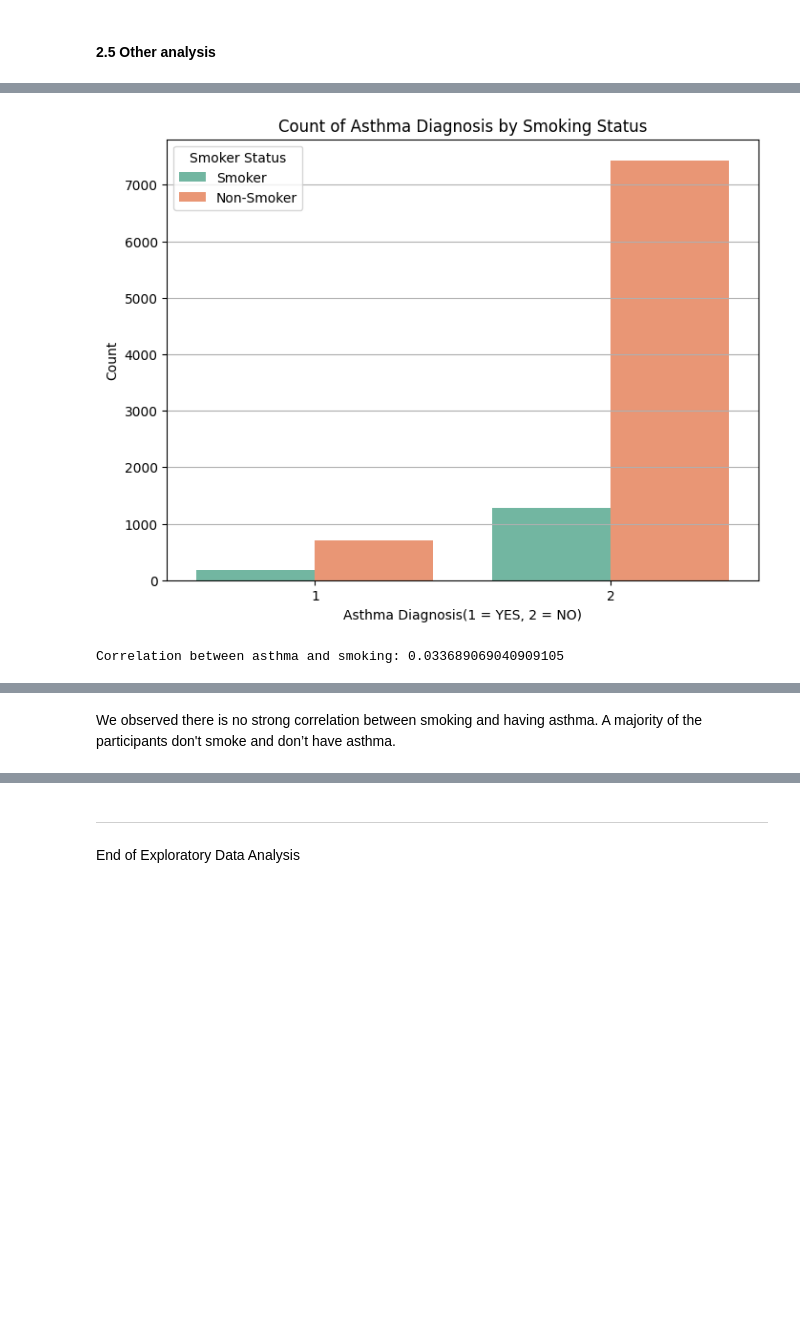
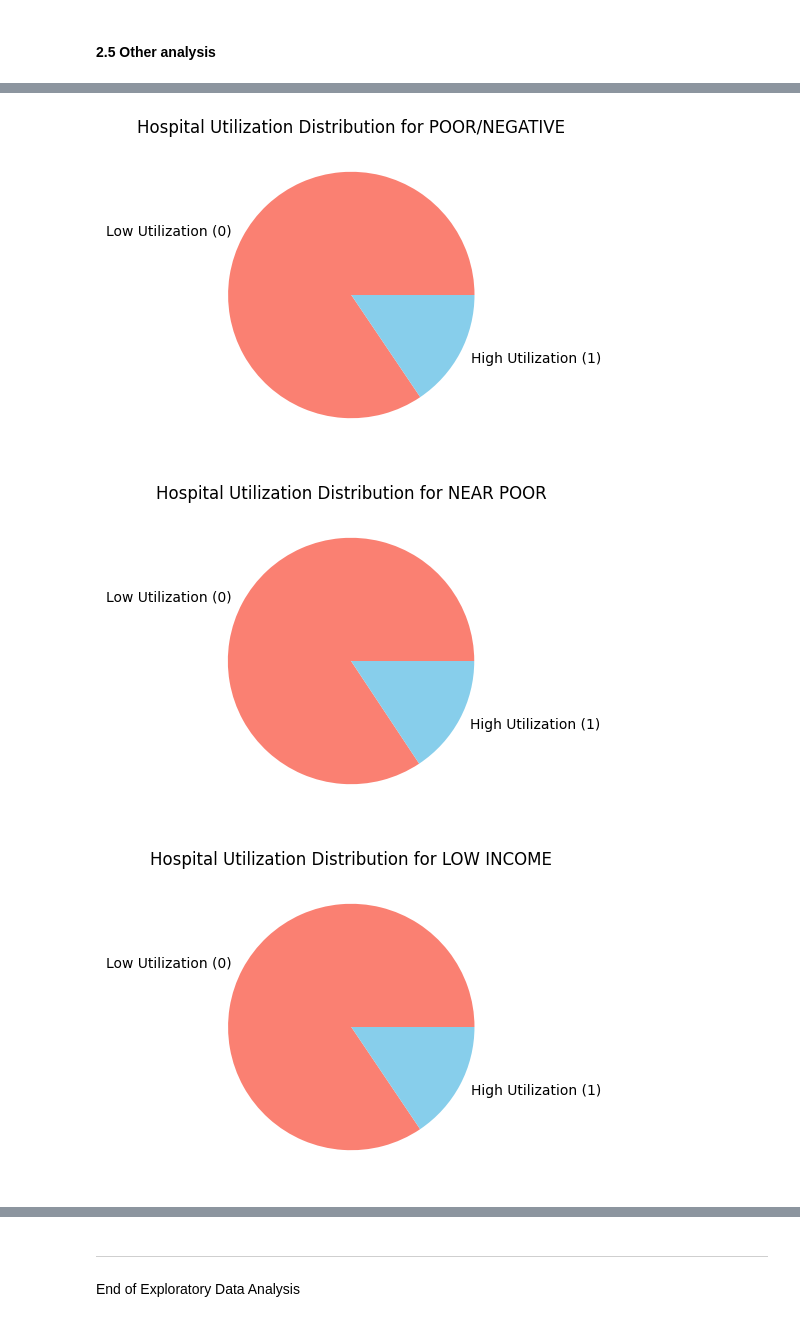
Before and after one commit to Cao1224/replication-project-AIF360, a Jupyter notebook: replication_project.ipynb, the cells around one changed output, grey strips where cells are left out. Cells and saved outputs as stored; diff of their text form; code cells hidden in the pictures; blank space fills up the shorter version.

```diff
--- a/replication_project.ipynb
+++ b/replication_project.ipynb
@@ -655,17 +687,22 @@ We observed that the Poverty Levels of 4 and 5 which indicate that they are well
 # %%
-plt.figure(figsize=(8, 6))
-sns.countplot(data=df_panel_19_reduced[df_panel_19_reduced['ADSMOK42'] > 0], x='ASTHDX', hue='ADSMOK42', palette='Set2')
-plt.title('Count of Asthma Diagnosis by Smoking Status')
-plt.xlabel('Asthma Diagnosis(1 = YES, 2 = NO)')
-plt.ylabel('Count')
-plt.legend(title='Smoker Status', labels=['Smoker', 'Non-Smoker'])
-plt.grid(axis='y')
-plt.show()
+counts = df_panel_19_reduced.groupby(['POVCAT', 'UTILIZATION']).size().unstack(fill_value=0)
 
-df_filtered = df_panel_19_onehot[['ASTHDX_1', 'ADSMOK42_1']]
-correlation = df_filtered.corr()['ASTHDX_1']['ADSMOK42_1']
+poverty_map = {
+    1: 'POOR/NEGATIVE',
+    2: 'NEAR POOR',
+    3: 'LOW INCOME',
+    4: 'MIDDLE INCOME',
+    5: 'HIGH INCOME'
+}
 
-print("Correlation between asthma and smoking:", correlation)
+for poverty in counts.index:
+    plt.figure(figsize=(4, 4))
+    plt.pie(counts.loc[poverty],
+            labels=['Low Utilization (0)', 'High Utilization (1)'],
+            colors=['salmon', 'skyblue'])
+    plt.title(f'Hospital Utilization Distribution for {poverty_map[poverty]}')
+    plt.show()
 # %% [output]
-[figure, old version]
+[figure, new version]
-Correlation between asthma and smoking: 0.033689069040909105
+[figure, added]
+[figure, added]
@@ -672,2 +710,0 @@ Correlation between asthma and smoking: 0.033689069040909105
-# %% [markdown]
-We observed there is no strong correlation between smoking and having asthma. A majority of the participants don't smoke and don’t have asthma.
```
Also changed, not shown: parts of 63 cells of this notebook.
